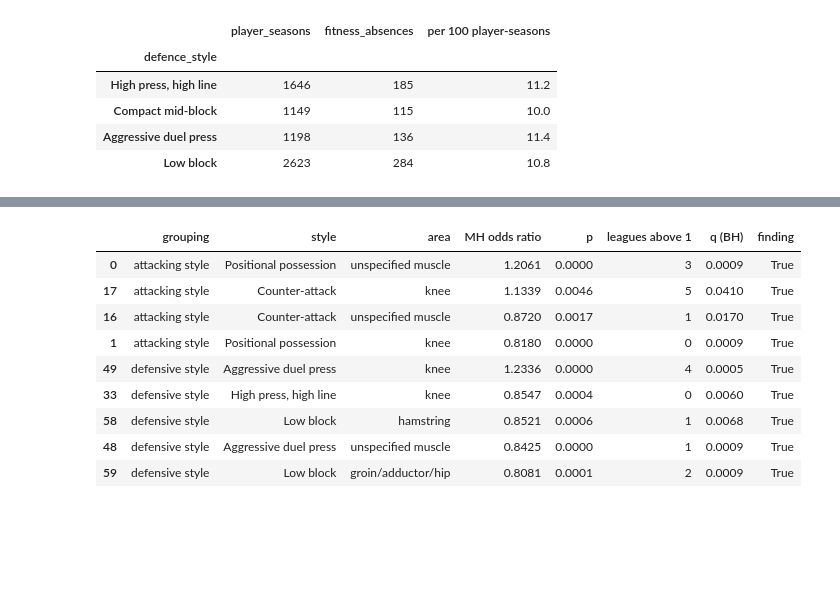
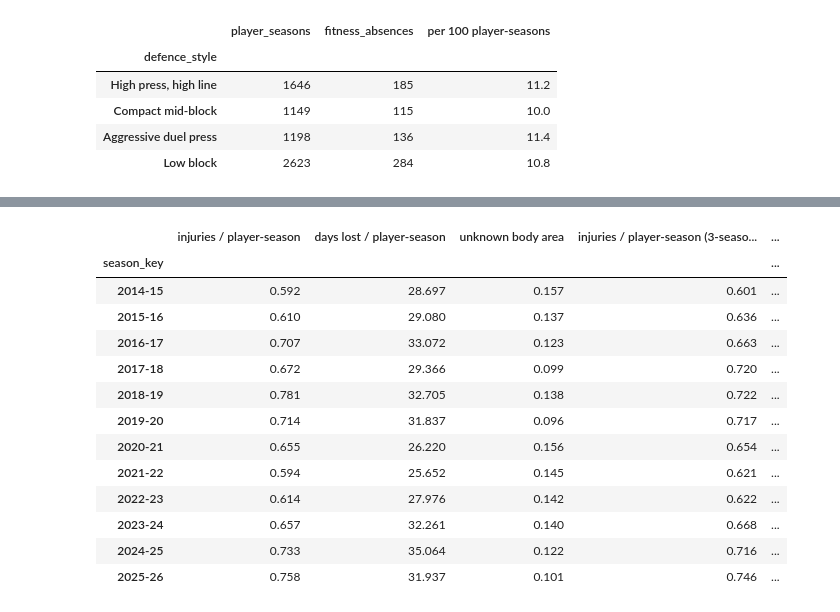
Before and after one commit to Mohammad99Shweiki/football-injuries, a Jupyter notebook: notebooks/05_injury_analysis.ipynb, the cells around one changed output, grey strips where cells are left out. Saved outputs shown, nothing was run; the diff lists cells and outputs as text; code cells hidden in the pictures; blank space fills up the shorter version.

```diff
--- a/notebooks/05_injury_analysis.ipynb
+++ b/notebooks/05_injury_analysis.ipynb
@@ -143,7 +149,8 @@ assert len(team) == 1170
 sq = read_table("tm_squads")
 player = sq[["playerId", "position_group", "date_of_birth"]].replace("", np.nan).groupby("playerId").first()
 TEAM_COLS = ["league", "season", "club_id", "attack_style", "defence_style", "style", "style_group", "rare_style", "formation",
-             "back_three_share", "era", "points_pm", "strength"] + EXPOSURE
+             "back_three_share", "era", "points_pm", "strength", "attack_k3_style", "defence_k3_style",
+             "attack_rel_style", "defence_rel_style"] + EXPOSURE
 ps = members.merge(team[TEAM_COLS], on=["league", "season", "club_id"], how="left").join(player, on="playerId")
 dob = pd.to_datetime(ps.date_of_birth, errors="coerce")
 ps["age"] = ((pd.to_datetime((ps.season + 1).astype(str) + "-01-01") - dob).dt.days / 365.25).round(1)
@@ -151,21 +158,26 @@ ps["age_band"] = pd.cut(ps.age, AGE_BANDS, labels=AGE_LABELS)
 ps["position"] = ps.position_group.str.title()
 
 KEY = ["playerId", "club_id", "season"]
-inj = injuries.assign(severe=injuries.severity.str.startswith("severe"), surgery=injuries.surgery.astype(bool))
-agg = inj.groupby(KEY).agg(injuries=("days", "size"), days_lost=("days", "sum"), severe=("severe", "sum"), surgeries=("surgery", "sum"))
+DAYS_CAP = 365  # sensitivity: no single injury counts for more than a season
+inj = injuries.assign(severe=injuries.severity.str.startswith("severe"), surgery=injuries.surgery.astype(bool),
+                      days_capped=injuries.days_merged.clip(upper=DAYS_CAP))
+agg = inj.groupby(KEY).agg(injuries=("days", "size"), days_lost=("days_merged", "sum"), days_raw=("days", "sum"),
+                           days_capped=("days_capped", "sum"), severe=("severe", "sum"), surgeries=("surgery", "sum"))
 areas = pd.crosstab([inj.playerId, inj.club_id, inj.season], inj.body_area).add_prefix("area: ")
 mild_n = mild.groupby(KEY).size().rename("mild_injuries")
 fit_n = non_inj[non_inj.non_injury_reason == "fitness"].groupby(KEY).size().rename("fitness_absences")
 ps = ps.join(agg, on=KEY).join(areas, on=KEY).join(mild_n, on=KEY).join(fit_n, on=KEY)
-count_cols = ["injuries", "days_lost", "severe", "surgeries", "mild_injuries", "fitness_absences"] + list(areas.columns)
+count_cols = ["injuries", "days_lost", "days_raw", "days_capped", "severe", "surgeries", "mild_injuries", "fitness_absences"] + list(areas.columns)
 ps[count_cols] = ps[count_cols].fillna(0).astype(int)
 ps["team_season"] = ps.league + " " + ps.season_key + " " + ps.club_id
 
 assert ps.attack_style.notna().all() and ps.defence_style.notna().all()
 assert ps.injuries.sum() == len(injuries), (ps.injuries.sum(), len(injuries))
+assert ps.days_lost.sum() == injuries.days_merged.sum() and ps.matches_all.notna().all()
 pd.Series({
     "player-club-seasons": len(ps), "players": ps.playerId.nunique(), "team-seasons": ps.team_season.nunique(),
-    "injuries > 7 days": int(ps.injuries.sum()), "days lost": int(ps.days_lost.sum()),
+    "injuries > 7 days": int(ps.injuries.sum()), "days lost (overlaps merged)": int(ps.days_lost.sum()),
+    "days lost (raw, overlaps double)": int(ps.days_raw.sum()), "only marked injured (0 appearances)": int((ps.appearances == 0).sum()),
     "mild injuries (4–7 days)": int(ps.mild_injuries.sum()), "fitness absences": int(ps.fitness_absences.sum()),
     "in rare combinations": int(ps.rare_style.sum()), "missing age": int(ps.age.isna().sum()),
 }, name="count").to_frame()
@@ -681,8 +757,8 @@ by_congestion = summarise(ps, "congestion")
 strength_rr, congestion_rr = {}, {}
 for name in ["attacking style", "defensive style"]:
     col, order = GROUPINGS[name]
-    strength_rr[name] = summarise(ps, ["strength", col])["RR"].unstack().reindex(columns=order)
-    congestion_rr[name] = summarise(ps, ["congestion", col])["RR"].unstack().reindex(columns=order)
+    strength_rr[name] = summarise(ps, ["strength", col], "_str")["RR"].unstack().reindex(index=["weaker third", "middle third", "stronger third"], columns=order)
+    congestion_rr[name] = summarise(ps, ["congestion", col])["RR"].unstack().reindex(index=["lightest third", "middle third", "busiest third"], columns=order)
     display(strength_rr[name].round(2))
     display(congestion_rr[name].round(2))
 fmt(by_congestion)[COLS]
@@ -1366,43 +1505,8 @@ league_rolling.round(3)
 # %%
-def cmh(data: pd.DataFrame, col: str, style: str, area: str) -> tuple[float, float]:
-    """Cochran–Mantel–Haenszel test of 'injury in this area' vs 'this style' stratified by league: (MH odds ratio, p)."""
-    num = den = a_sum = e_sum = var = 0.0
-    for _, d in data.groupby("league"):
-        known = d.injuries - d["area: unknown"]
-        a = d.loc[d[col] == style, f"area: {area}"].sum()
-        b = known[d[col] == style].sum() - a
-        c = d.loc[d[col] != style, f"area: {area}"].sum()
-        dd = known[d[col] != style].sum() - c
-        n = a + b + c + dd
-        if n < 2:
-            continue
-        num += a * dd / n
-        den += b * c / n
-        a_sum += a
-        e_sum += (a + b) * (a + c) / n
-        var += (a + b) * (c + dd) * (a + c) * (b + dd) / (n ** 2 * (n - 1))
-    stat = (abs(a_sum - e_sum) - 0.5) ** 2 / var
-    return num / den, chi2.sf(stat, 1)
-
-
-def benjamini_hochberg(p: pd.Series) -> pd.Series:
-    order = p.sort_values()
-    q = (order * len(p) / np.arange(1, len(p) + 1)).iloc[::-1].cummin().iloc[::-1].clip(upper=1)
-    return q.reindex(p.index)
-
-
-fdr_rows = []
-for name in ["attacking style", "defensive style", "formation"]:
-    col, order = GROUPINGS[name]
-    for style in order:
-        for area in AREAS:
-            odds, p = cmh(ps, col, style, area)
-            fdr_rows.append({"grouping": name, "style": style, "area": area, "MH odds ratio": odds, "p": p,
-                             "leagues above 1": int(body[name]["above"].loc[style, area])})
-body_fdr = pd.DataFrame(fdr_rows)
-body_fdr["q (BH)"] = benjamini_hochberg(body_fdr.p)
-body_fdr["finding"] = body_fdr["q (BH)"] < 0.05
-body_findings = body_fdr[body_fdr.finding].sort_values(["grouping", "MH odds ratio"], ascending=[True, False])
-print(f"{body_fdr.finding.sum()} of {len(body_fdr)} style × body-area patterns survive FDR (q < 0.05)")
-body_findings.round(4)
+ROLL = 3
+trend = by_season[["injuries / player-season", "days lost / player-season"]].join(unknown_share)
+trend_rolling = trend.rolling(ROLL, center=True, min_periods=2).mean().add_suffix(f" ({ROLL}-season mean)")
+league_rolling = season_league.rolling(ROLL, center=True, min_periods=2).mean()
+display(trend.join(trend_rolling).round(3))
+league_rolling.round(3)
 # %% [output]
@@ -1410,10 +1513,14 @@ body_findings.round(4)
-|  | grouping | style | area | MH odds ratio | p | leagues above 1 | q (BH) | finding |
-| 0 | attacking style | Positional possession | unspecified muscle | 1.2061 | 0.0000 | 3 | 0.0009 | True |
-| 17 | attacking style | Counter-attack | knee | 1.1339 | 0.0046 | 5 | 0.0410 | True |
-| 16 | attacking style | Counter-attack | unspecified muscle | 0.8720 | 0.0017 | 1 | 0.0170 | True |
-| 1 | attacking style | Positional possession | knee | 0.8180 | 0.0000 | 0 | 0.0009 | True |
-| 49 | defensive style | Aggressive duel press | knee | 1.2336 | 0.0000 | 4 | 0.0005 | True |
-| 33 | defensive style | High press, high line | knee | 0.8547 | 0.0004 | 0 | 0.0060 | True |
-| 58 | defensive style | Low block | hamstring | 0.8521 | 0.0006 | 1 | 0.0068 | True |
-| 48 | defensive style | Aggressive duel press | unspecified muscle | 0.8425 | 0.0000 | 1 | 0.0009 | True |
-| 59 | defensive style | Low block | groin/adductor/hip | 0.8081 | 0.0001 | 2 | 0.0009 | True |
+|  | injuries / player-season | days lost / player-season | unknown body area | injuries / player-season (3-seaso... | ... |
+| season_key |  |  |  |  | ... |
+| 2014-15 | 0.592 | 28.697 | 0.157 | 0.601 | ... |
+| 2015-16 | 0.610 | 29.080 | 0.137 | 0.636 | ... |
+| 2016-17 | 0.707 | 33.072 | 0.123 | 0.663 | ... |
+| 2017-18 | 0.672 | 29.366 | 0.099 | 0.720 | ... |
+| 2018-19 | 0.781 | 32.705 | 0.138 | 0.722 | ... |
+| 2019-20 | 0.714 | 31.837 | 0.096 | 0.717 | ... |
+| 2020-21 | 0.655 | 26.220 | 0.156 | 0.654 | ... |
+| 2021-22 | 0.594 | 25.652 | 0.145 | 0.621 | ... |
+| 2022-23 | 0.614 | 27.976 | 0.142 | 0.622 | ... |
+| 2023-24 | 0.657 | 32.261 | 0.140 | 0.668 | ... |
+| 2024-25 | 0.733 | 35.064 | 0.122 | 0.716 | ... |
+| 2025-26 | 0.758 | 31.937 | 0.101 | 0.746 | ... |
```
Also changed, not shown: parts of 60 cells of this notebook, 21 other files.
